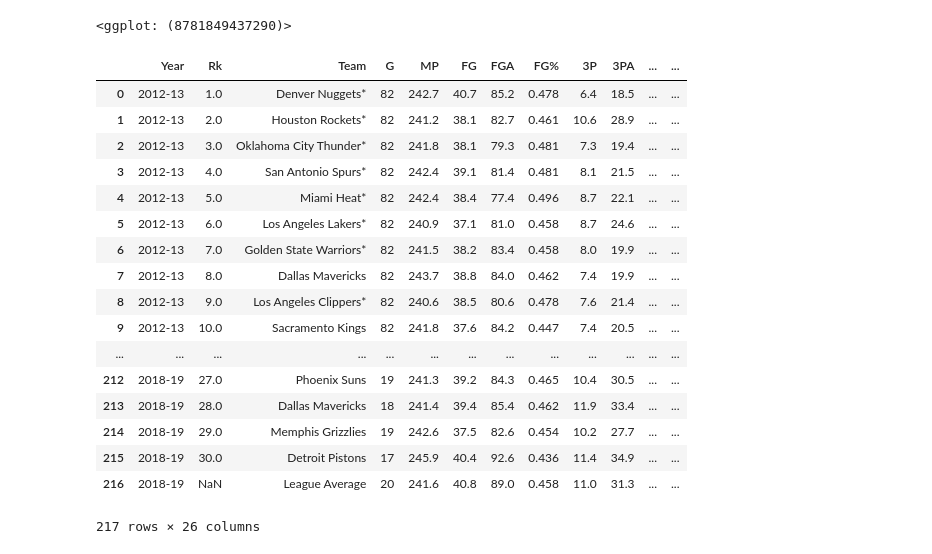
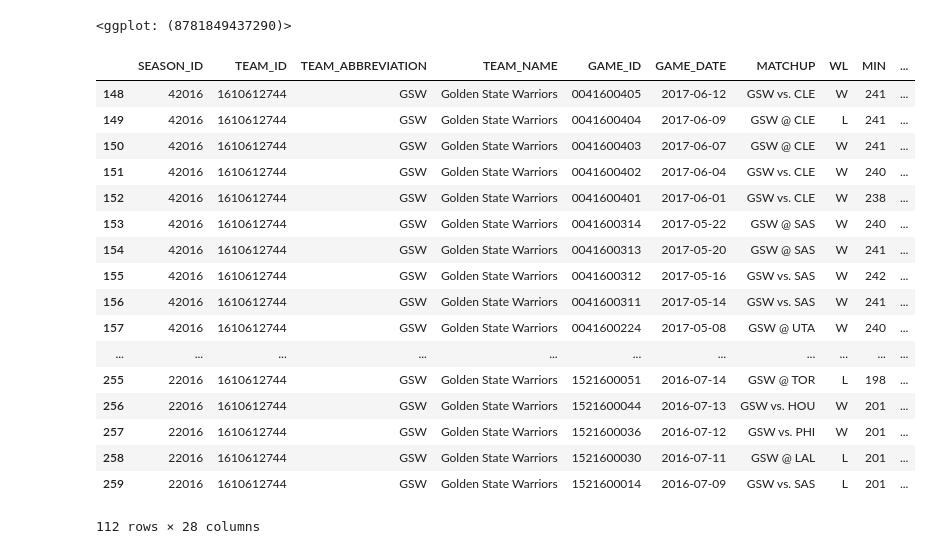
Before and after one commit to Seungmi122/STA141B_final_project, a Jupyter notebook: FinalProject.ipynb, the cells around one changed output. Cells and saved outputs as stored; diff of their text form; code cells hidden in the pictures.

Commit message:
data update

```diff
--- a/FinalProject.ipynb
+++ b/FinalProject.ipynb
@@ -88,25 +88,3 @@ p9.ggplot(Game_Curry) + p9.aes(x = 'GO' ,count = 'GS', fill = 'GO') + p9.geom_hi
 # %% [output]
 [figure]
 <ggplot: (8781849437290)>
-# %%
-teamdata = pd.read_excel('teamdata.xlsx')
-teamdata
-# %% [output]
-|  | Year | Rk | Team | G | MP | FG | FGA | FG% | 3P | 3PA | ... | ... |
-| 0 | 2012-13 | 1.0 | Denver Nuggets* | 82 | 242.7 | 40.7 | 85.2 | 0.478 | 6.4 | 18.5 | ... | ... |
-| 1 | 2012-13 | 2.0 | Houston Rockets* | 82 | 241.2 | 38.1 | 82.7 | 0.461 | 10.6 | 28.9 | ... | ... |
-| 2 | 2012-13 | 3.0 | Oklahoma City Thunder* | 82 | 241.8 | 38.1 | 79.3 | 0.481 | 7.3 | 19.4 | ... | ... |
-| 3 | 2012-13 | 4.0 | San Antonio Spurs* | 82 | 242.4 | 39.1 | 81.4 | 0.481 | 8.1 | 21.5 | ... | ... |
-| 4 | 2012-13 | 5.0 | Miami Heat* | 82 | 242.4 | 38.4 | 77.4 | 0.496 | 8.7 | 22.1 | ... | ... |
-| 5 | 2012-13 | 6.0 | Los Angeles Lakers* | 82 | 240.9 | 37.1 | 81.0 | 0.458 | 8.7 | 24.6 | ... | ... |
-| 6 | 2012-13 | 7.0 | Golden State Warriors* | 82 | 241.5 | 38.2 | 83.4 | 0.458 | 8.0 | 19.9 | ... | ... |
-| 7 | 2012-13 | 8.0 | Dallas Mavericks | 82 | 243.7 | 38.8 | 84.0 | 0.462 | 7.4 | 19.9 | ... | ... |
-| 8 | 2012-13 | 9.0 | Los Angeles Clippers* | 82 | 240.6 | 38.5 | 80.6 | 0.478 | 7.6 | 21.4 | ... | ... |
-| 9 | 2012-13 | 10.0 | Sacramento Kings | 82 | 241.8 | 37.6 | 84.2 | 0.447 | 7.4 | 20.5 | ... | ... |
-| ... | ... | ... | ... | ... | ... | ... | ... | ... | ... | ... | ... | ... |
-| 212 | 2018-19 | 27.0 | Phoenix Suns | 19 | 241.3 | 39.2 | 84.3 | 0.465 | 10.4 | 30.5 | ... | ... |
-| 213 | 2018-19 | 28.0 | Dallas Mavericks | 18 | 241.4 | 39.4 | 85.4 | 0.462 | 11.9 | 33.4 | ... | ... |
-| 214 | 2018-19 | 29.0 | Memphis Grizzlies | 19 | 242.6 | 37.5 | 82.6 | 0.454 | 10.2 | 27.7 | ... | ... |
-| 215 | 2018-19 | 30.0 | Detroit Pistons | 17 | 245.9 | 40.4 | 92.6 | 0.436 | 11.4 | 34.9 | ... | ... |
-| 216 | 2018-19 | NaN | League Average | 20 | 241.6 | 40.8 | 89.0 | 0.458 | 11.0 | 31.3 | ... | ... |
-217 rows × 26 columns
@@ -112,0 +104,36 @@ teamdata
+# %%
+##  pip install nba_api
+
+from nba_api.stats.static import teams
+
+nba_teams = teams.get_teams()
+warriors = [team for team in nba_teams if team['abbreviation'] == 'GSW'][0]
+warriors_id = warriors['id']
+
+from nba_api.stats.endpoints import leaguegamefinder
+gamefinder = leaguegamefinder.LeagueGameFinder(team_id_nullable=warriors_id)
+# The first DataFrame of those returned is what we want.
+games = gamefinder.get_data_frames()[0]
+
+
+games_1718 = games[games.SEASON_ID.str[-4:] == '2016']
+games_1718
+# %% [output]
+|  | SEASON_ID | TEAM_ID | TEAM_ABBREVIATION | TEAM_NAME | GAME_ID | GAME_DATE | MATCHUP | WL | MIN | ... |
+| 148 | 42016 | 1610612744 | GSW | Golden State Warriors | 0041600405 | 2017-06-12 | GSW vs. CLE | W | 241 | ... |
+| 149 | 42016 | 1610612744 | GSW | Golden State Warriors | 0041600404 | 2017-06-09 | GSW @ CLE | L | 241 | ... |
+| 150 | 42016 | 1610612744 | GSW | Golden State Warriors | 0041600403 | 2017-06-07 | GSW @ CLE | W | 241 | ... |
+| 151 | 42016 | 1610612744 | GSW | Golden State Warriors | 0041600402 | 2017-06-04 | GSW vs. CLE | W | 240 | ... |
+| 152 | 42016 | 1610612744 | GSW | Golden State Warriors | 0041600401 | 2017-06-01 | GSW vs. CLE | W | 238 | ... |
+| 153 | 42016 | 1610612744 | GSW | Golden State Warriors | 0041600314 | 2017-05-22 | GSW @ SAS | W | 240 | ... |
+| 154 | 42016 | 1610612744 | GSW | Golden State Warriors | 0041600313 | 2017-05-20 | GSW @ SAS | W | 241 | ... |
+| 155 | 42016 | 1610612744 | GSW | Golden State Warriors | 0041600312 | 2017-05-16 | GSW vs. SAS | W | 242 | ... |
+| 156 | 42016 | 1610612744 | GSW | Golden State Warriors | 0041600311 | 2017-05-14 | GSW vs. SAS | W | 241 | ... |
+| 157 | 42016 | 1610612744 | GSW | Golden State Warriors | 0041600224 | 2017-05-08 | GSW @ UTA | W | 240 | ... |
+| ... | ... | ... | ... | ... | ... | ... | ... | ... | ... | ... |
+| 255 | 22016 | 1610612744 | GSW | Golden State Warriors | 1521600051 | 2016-07-14 | GSW @ TOR | L | 198 | ... |
+| 256 | 22016 | 1610612744 | GSW | Golden State Warriors | 1521600044 | 2016-07-13 | GSW vs. HOU | W | 201 | ... |
+| 257 | 22016 | 1610612744 | GSW | Golden State Warriors | 1521600036 | 2016-07-12 | GSW vs. PHI | W | 201 | ... |
+| 258 | 22016 | 1610612744 | GSW | Golden State Warriors | 1521600030 | 2016-07-11 | GSW @ LAL | L | 201 | ... |
+| 259 | 22016 | 1610612744 | GSW | Golden State Warriors | 1521600014 | 2016-07-09 | GSW vs. SAS | L | 201 | ... |
+112 rows × 28 columns
```
Also changed, not shown: parts of 1 cell of this notebook.
